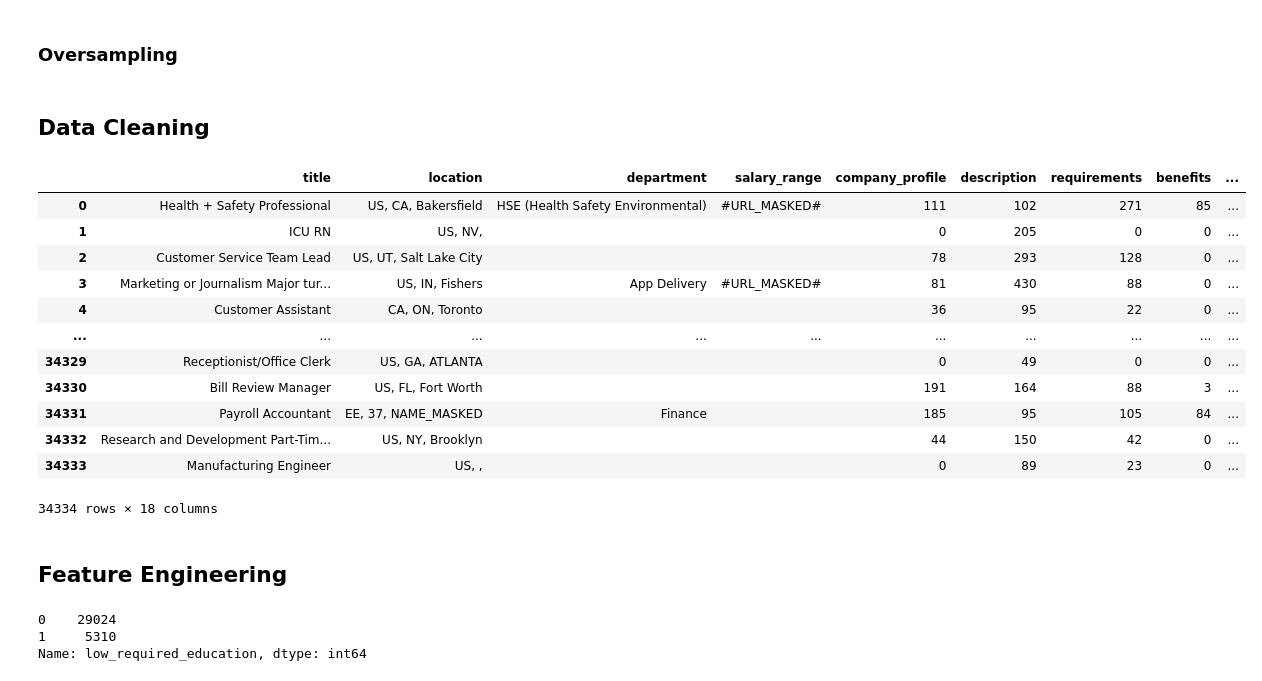
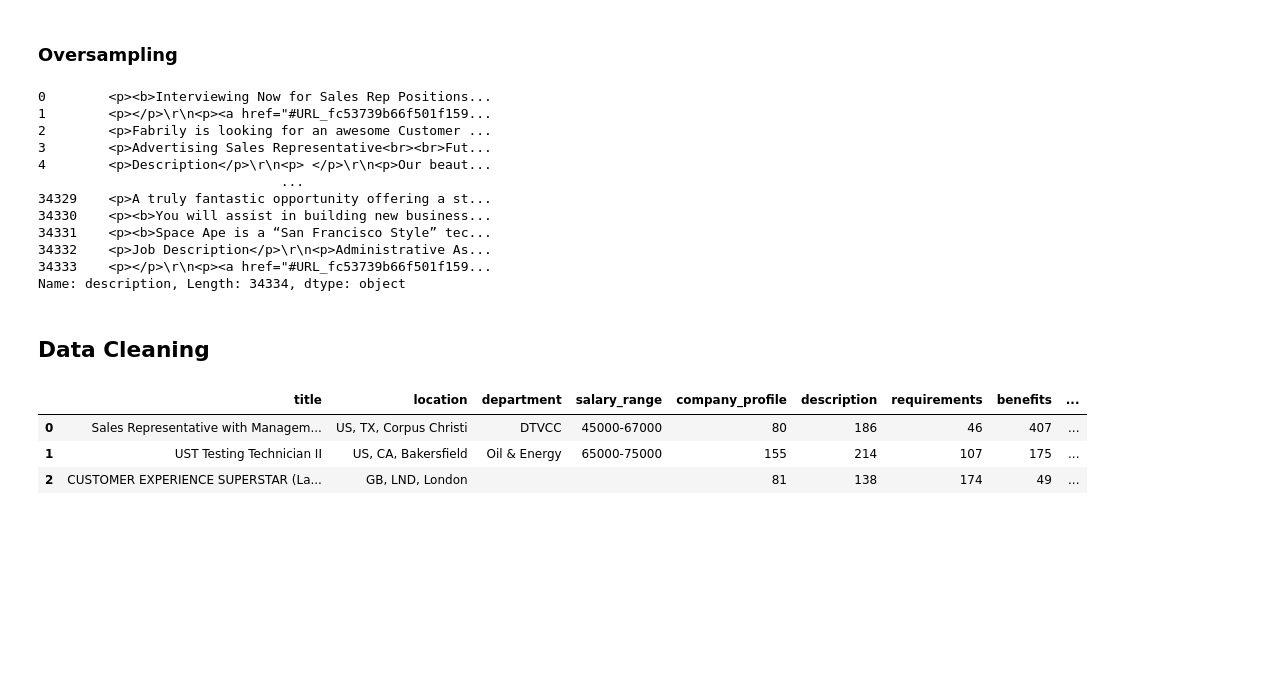
Before and after one commit to thaoyuh/Research_Hackathon, a Jupyter notebook: Classifiers from numerical features.ipynb, the cells around one changed output. Saved outputs shown, nothing was run; the diff lists cells and outputs as text; code cells hidden in the pictures; blank space fills up the shorter version.

```diff
--- a/Classifiers from numerical features.ipynb
+++ b/Classifiers from numerical features.ipynb
@@ -37,7 +37,7 @@ stop_words = set(stopwords.words("english"))
 [nltk_data]   Package punkt is already up-to-date!
 # %%
 # Load data
-data = pd.read_csv("job_descriptions_dataset.csv")
-data.head(3)
+raw_data = pd.read_csv("emscad_v1.csv")
+raw_data.head(3)
 # %% [output]
 |  | title | location | department | salary_range | company_profile | description | requirements | benefits | ... |
@@ -62,7 +62,22 @@ def over_sampler(data):
     data_balanced = data_balanced.sample(frac=1).reset_index(drop=True)
     return data_balanced
 # %%
-data = over_sampler(data)
+raw_data = over_sampler(raw_data)
+# %%
+raw_data['description']
+# %% [output]
+0        <p><b>Interviewing Now for Sales Rep Positions...
+1        <p></p>\r\n<p><a href="#URL_fc53739b66f501f159...
+2        <p>Fabrily is looking for an awesome Customer ...
+3        <p>Advertising Sales Representative<br><br>Fut...
+4        <p>Description</p>\r\n<p> </p>\r\n<p>Our beaut...
+                               ...
+34329    <p>A truly fantastic opportunity offering a st...
+34330    <p><b>You will assist in building new business...
+34331    <p><b>Space Ape is a “San Francisco Style” tec...
+34332    <p>Job Description</p>\r\n<p>Administrative As...
+34333    <p></p>\r\n<p><a href="#URL_fc53739b66f501f159...
+Name: description, Length: 34334, dtype: object
 # %% [markdown]
 ## Data Cleaning
 # %%
@@ -102,21 +117,10 @@ def consecutive_punct(list1, list2):
         return 1
     return 0
 # %%
-cleaned_data = clean_data(data)
-cleaned_data
+cleaned_data = clean_data(raw_data)
+cleaned_data.head(3)
 # %% [output]
 |  | title | location | department | salary_range | company_profile | description | requirements | benefits | ... |
-| 0 | Health + Safety Professional | US, CA, Bakersfield | HSE (Health Safety Environmental) | #URL_MASKED# | 111 | 102 | 271 | 85 | ... |
-| 1 | ICU RN | US, NV, |  |  | 0 | 205 | 0 | 0 | ... |
-| 2 | Customer Service Team Lead | US, UT, Salt Lake City |  |  | 78 | 293 | 128 | 0 | ... |
-| 3 | Marketing or Journalism Major tur... | US, IN, Fishers | App Delivery | #URL_MASKED# | 81 | 430 | 88 | 0 | ... |
-| 4 | Customer Assistant | CA, ON, Toronto |  |  | 36 | 95 | 22 | 0 | ... |
-| ... | ... | ... | ... | ... | ... | ... | ... | ... | ... |
-| 34329 | Receptionist/Office Clerk | US, GA, ATLANTA |  |  | 0 | 49 | 0 | 0 | ... |
-| 34330 | Bill Review Manager | US, FL, Fort Worth |  |  | 191 | 164 | 88 | 3 | ... |
-| 34331 | Payroll Accountant | EE, 37, NAME_MASKED | Finance |  | 185 | 95 | 105 | 84 | ... |
-| 34332 | Research and Development Part-Tim... | US, NY, Brooklyn |  |  | 44 | 150 | 42 | 0 | ... |
-| 34333 | Manufacturing Engineer | US, , |  |  | 0 | 89 | 23 | 0 | ... |
+| 0 | Sales Representative with Managem... | US, TX, Corpus Christi | DTVCC | 45000-67000 | 80 | 186 | 46 | 407 | ... |
+| 1 | UST Testing Technician II | US, CA, Bakersfield | Oil & Energy | 65000-75000 | 155 | 214 | 107 | 175 | ... |
+| 2 | CUSTOMER EXPERIENCE SUPERSTAR (La... | GB, LND, London |  |  | 81 | 138 | 174 | 49 | ... |
-34334 rows × 18 columns
-# %% [markdown]
-## Feature Engineering
@@ -137,6 +126,0 @@ cleaned_data['low_required_education'] = data['low_required_education']
-# %%
-cleaned_data['low_required_education'].value_counts()
-# %% [output]
-0    29024
-1     5310
-Name: low_required_education, dtype: int64
```
Also changed, not shown: parts of 22 cells of this notebook, 2 other files.
